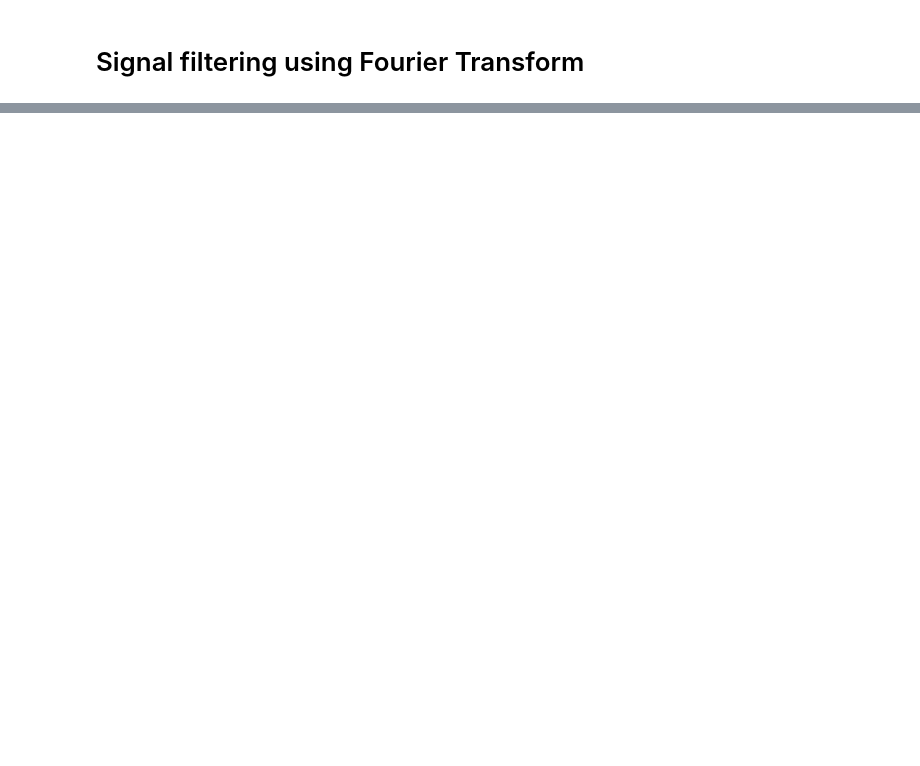
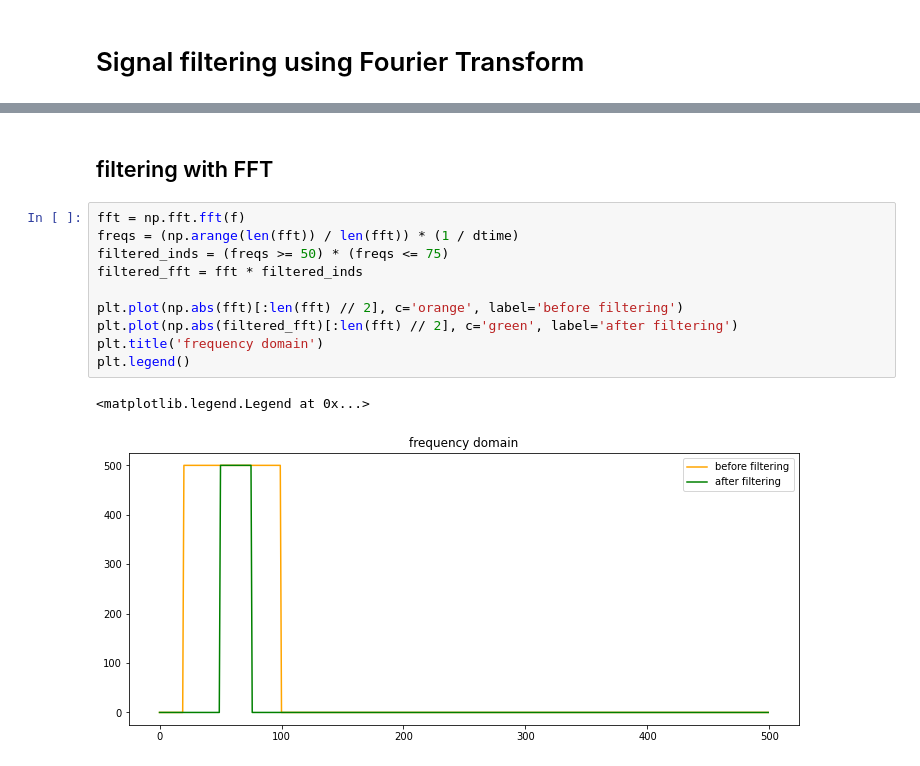
Before and after one commit to neuralsrg/Python-Projects, a Jupyter notebook: signal_processing/signal_filtering_fft.ipynb, the cells around one changed output, grey strips where cells are left out. Cells and saved outputs as stored; diff of their text form; blank space fills up the shorter version.

```diff
--- a/signal_processing/signal_filtering_fft.ipynb
+++ b/signal_processing/signal_filtering_fft.ipynb
@@ -51,0 +86,15 @@ plt.ylim([-10., 10.])
+# %% [markdown]
+## filtering with FFT
+# %%
+fft = np.fft.fft(f)
+freqs = (np.arange(len(fft)) / len(fft)) * (1 / dtime)
+filtered_inds = (freqs >= 50) * (freqs <= 75)
+filtered_fft = fft * filtered_inds
+
+plt.plot(np.abs(fft)[:len(fft) // 2], c='orange', label='before filtering')
+plt.plot(np.abs(filtered_fft)[:len(fft) // 2], c='green', label='after filtering')
+plt.title('frequency domain')
+plt.legend()
+# %% [output]
+<matplotlib.legend.Legend at 0x...>
+[figure, added]
```
Also changed, not shown: parts of 10 cells of this notebook.
